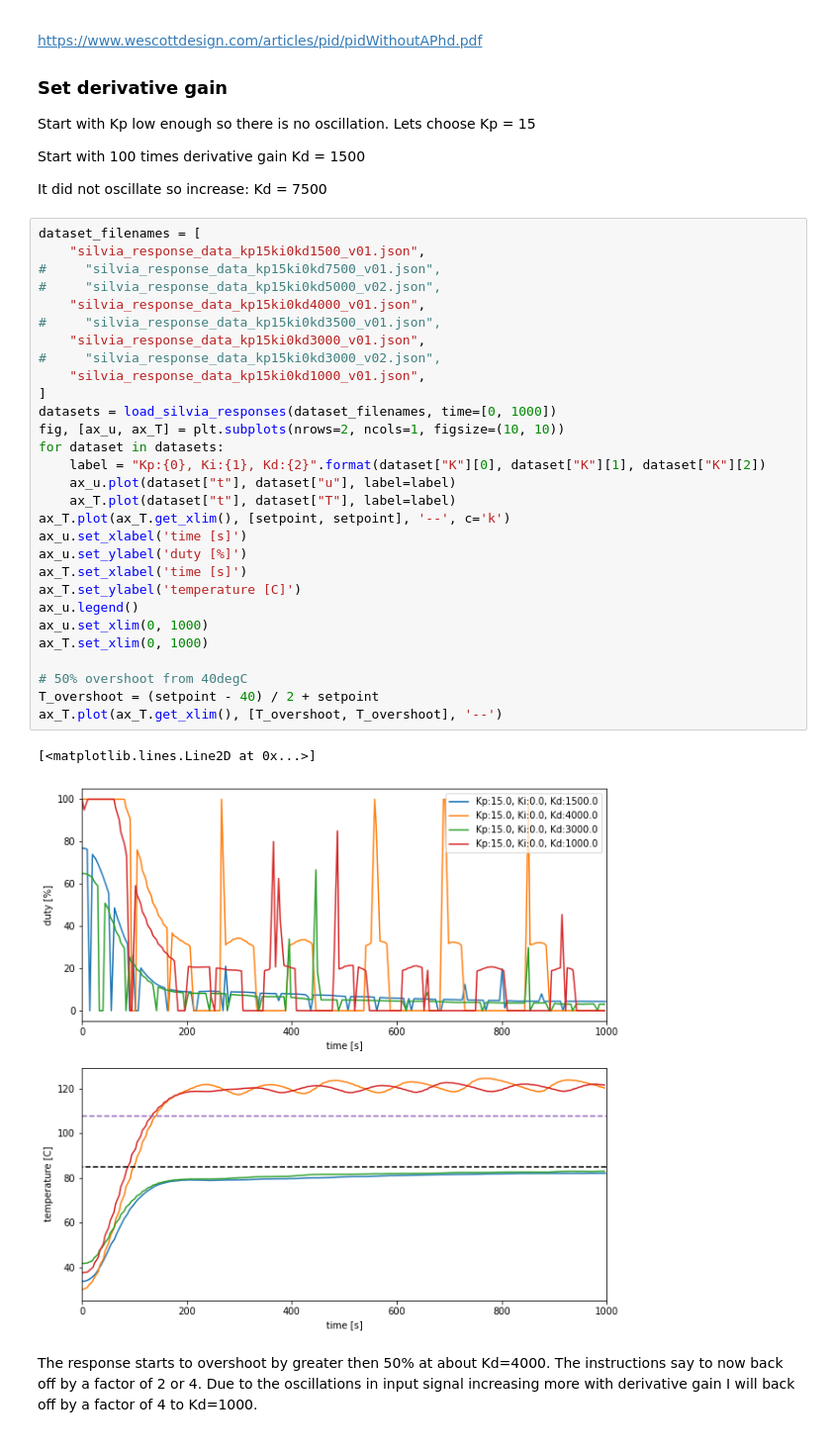
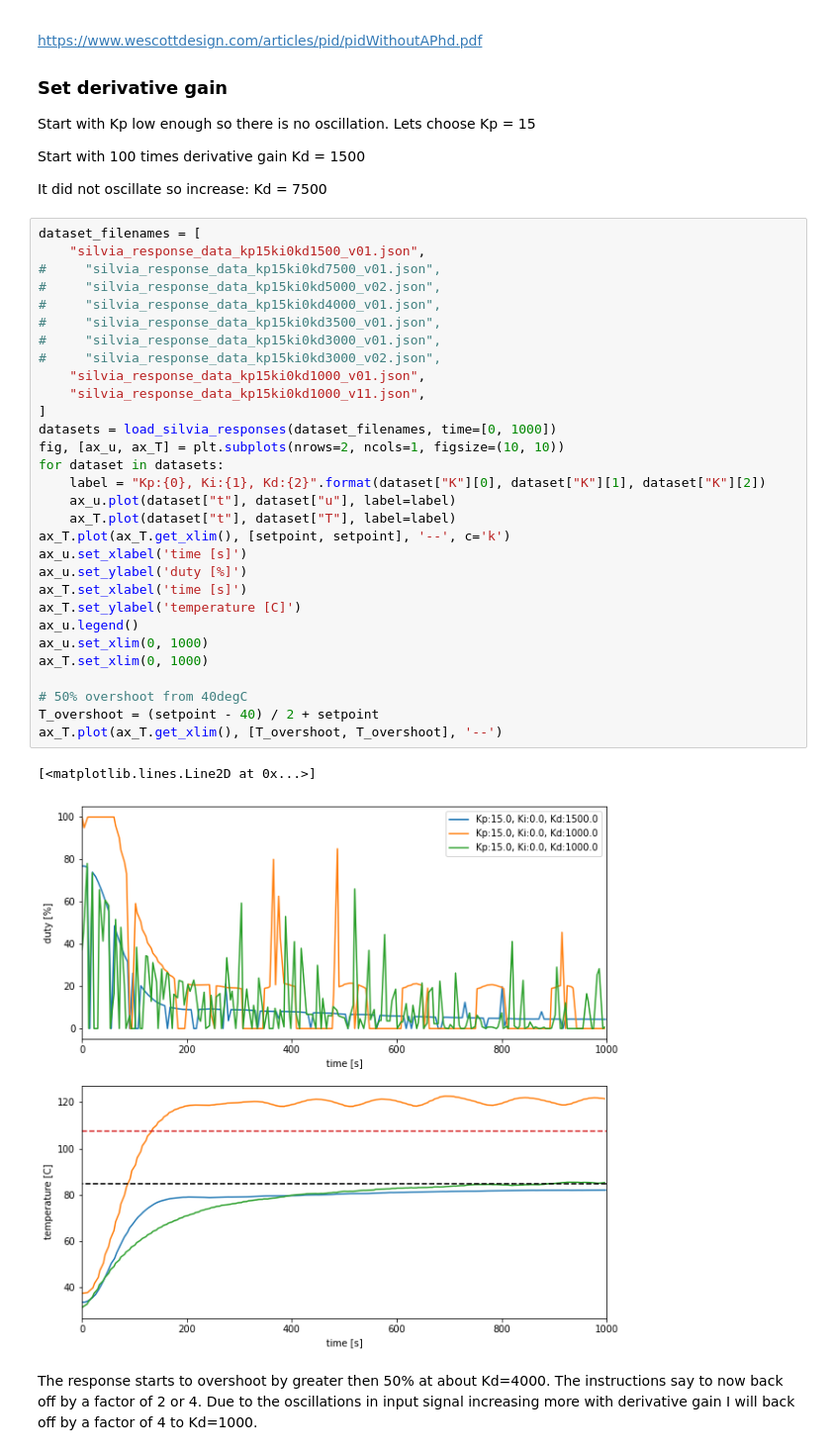
Before and after one commit to willhunt/silvia, a Jupyter notebook: docs/docs/control/assets/silvia_manual_tuning.ipynb, the cells around one changed output. Shown at 99% size. Saved outputs shown, nothing was run; the diff lists cells and outputs as text.

```diff
--- a/docs/docs/control/assets/silvia_manual_tuning.ipynb
+++ b/docs/docs/control/assets/silvia_manual_tuning.ipynb
@@ -582,35 +582,36 @@ Kd = 7500
 # %%
 dataset_filenames = [
     "silvia_response_data_kp15ki0kd1500_v01.json",
 #     "silvia_response_data_kp15ki0kd7500_v01.json",
 #     "silvia_response_data_kp15ki0kd5000_v02.json",
-    "silvia_response_data_kp15ki0kd4000_v01.json",
+#     "silvia_response_data_kp15ki0kd4000_v01.json",
 #     "silvia_response_data_kp15ki0kd3500_v01.json",
-    "silvia_response_data_kp15ki0kd3000_v01.json",
+#     "silvia_response_data_kp15ki0kd3000_v01.json",
 #     "silvia_response_data_kp15ki0kd3000_v02.json",
     "silvia_response_data_kp15ki0kd1000_v01.json",
+    "silvia_response_data_kp15ki0kd1000_v11.json",
 ]
 datasets = load_silvia_responses(dataset_filenames, time=[0, 1000])
 fig, [ax_u, ax_T] = plt.subplots(nrows=2, ncols=1, figsize=(10, 10))
 for dataset in datasets:
     label = "Kp:{0}, Ki:{1}, Kd:{2}".format(dataset["K"][0], dataset["K"][1], dataset["K"][2])
     ax_u.plot(dataset["t"], dataset["u"], label=label)
     ax_T.plot(dataset["t"], dataset["T"], label=label)
 ax_T.plot(ax_T.get_xlim(), [setpoint, setpoint], '--', c='k')
 ax_u.set_xlabel('time [s]')
 ax_u.set_ylabel('duty [%]')
 ax_T.set_xlabel('time [s]')
 ax_T.set_ylabel('temperature [C]')
 ax_u.legend()
 ax_u.set_xlim(0, 1000)
 ax_T.set_xlim(0, 1000)
 
 # 50% overshoot from 40degC
 T_overshoot = (setpoint - 40) / 2 + setpoint
 ax_T.plot(ax_T.get_xlim(), [T_overshoot, T_overshoot], '--')
 # %% [output]
 [<matplotlib.lines.Line2D at 0x...>]
-[figure, old version]
+[figure, new version]
 # %% [markdown]
 The response starts to overshoot by greater then 50% at about Kd=4000.
 The instructions say to now back off by a factor of 2 or 4.
```
Also changed, not shown: 2 other files.
